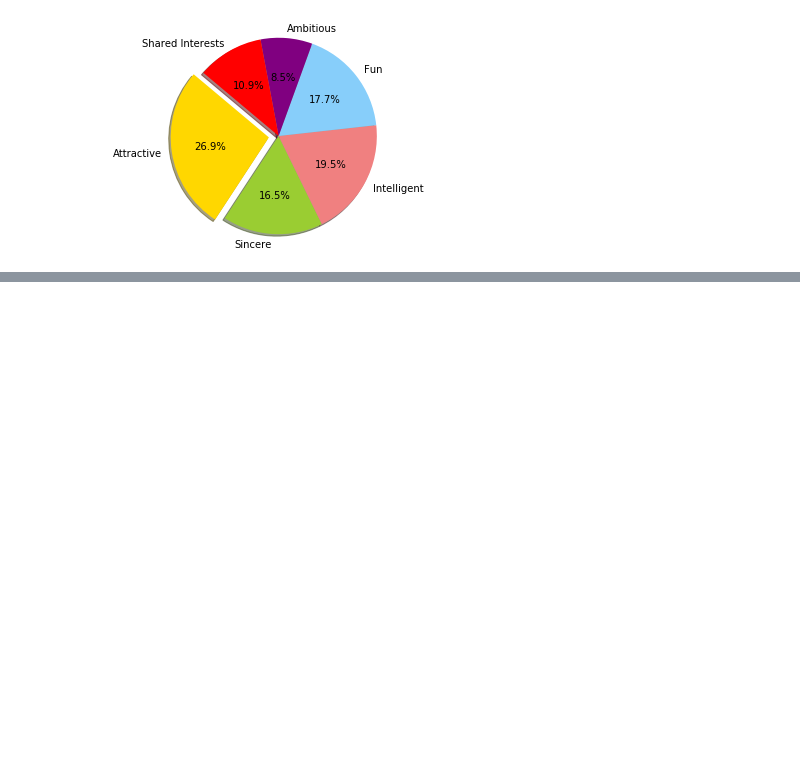
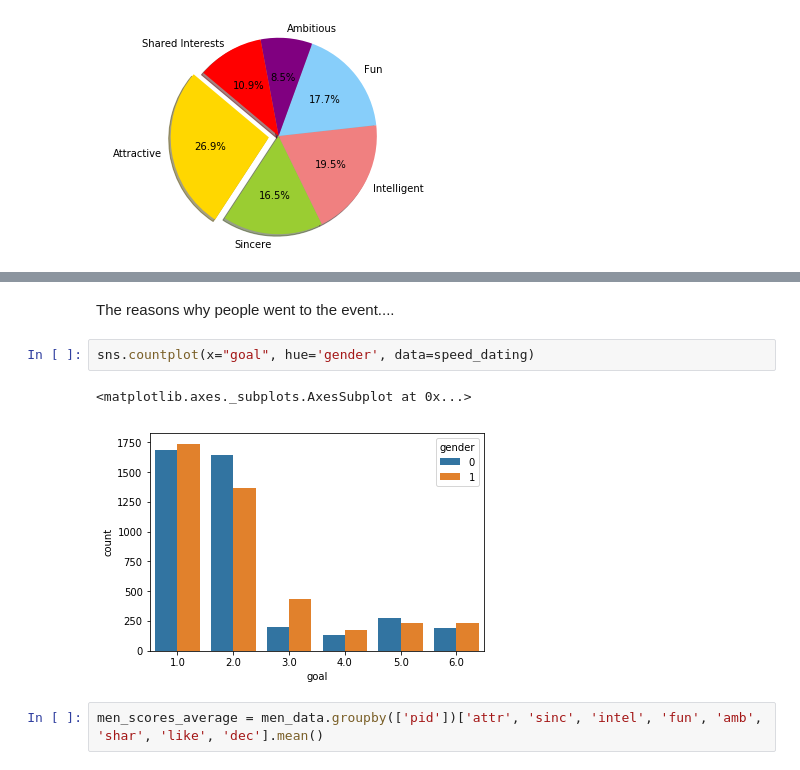
Before and after one commit to VincentG123/ThinkfulBootcamp, a Jupyter notebook: Speed_Dating_2.ipynb, the cells around one changed output, grey strips where cells are left out. Drawn from its saved outputs; the diff is of its cells as text; blank space fills up the shorter version.

```diff
--- a/Speed_Dating_2.ipynb
+++ b/Speed_Dating_2.ipynb
@@ -201,0 +224,9 @@ plt.show()
+# %% [markdown]
+The reasons why people went to the event....
+# %%
+sns.countplot(x="goal", hue='gender', data=speed_dating)
+# %% [output]
+<matplotlib.axes._subplots.AxesSubplot at 0x...>
+[figure, added]
+# %%
+men_scores_average = men_data.groupby(['pid'])['attr', 'sinc', 'intel', 'fun', 'amb', 'shar', 'like', 'dec'].mean()
```
Also changed, not shown: parts of 21 cells of this notebook.
